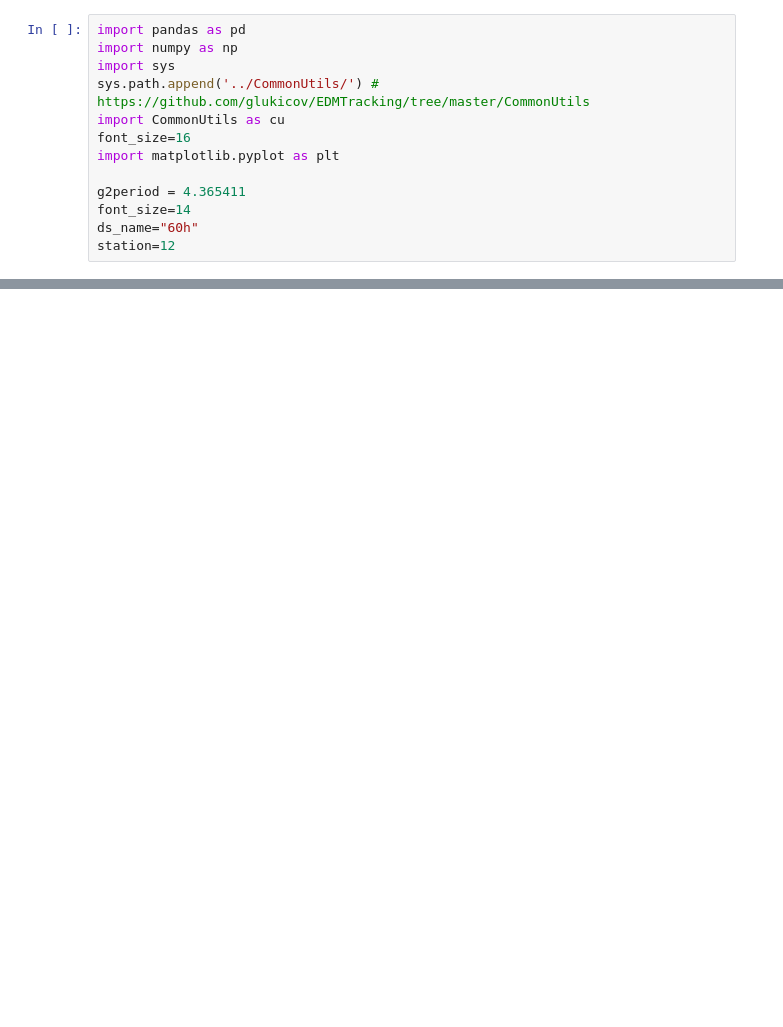
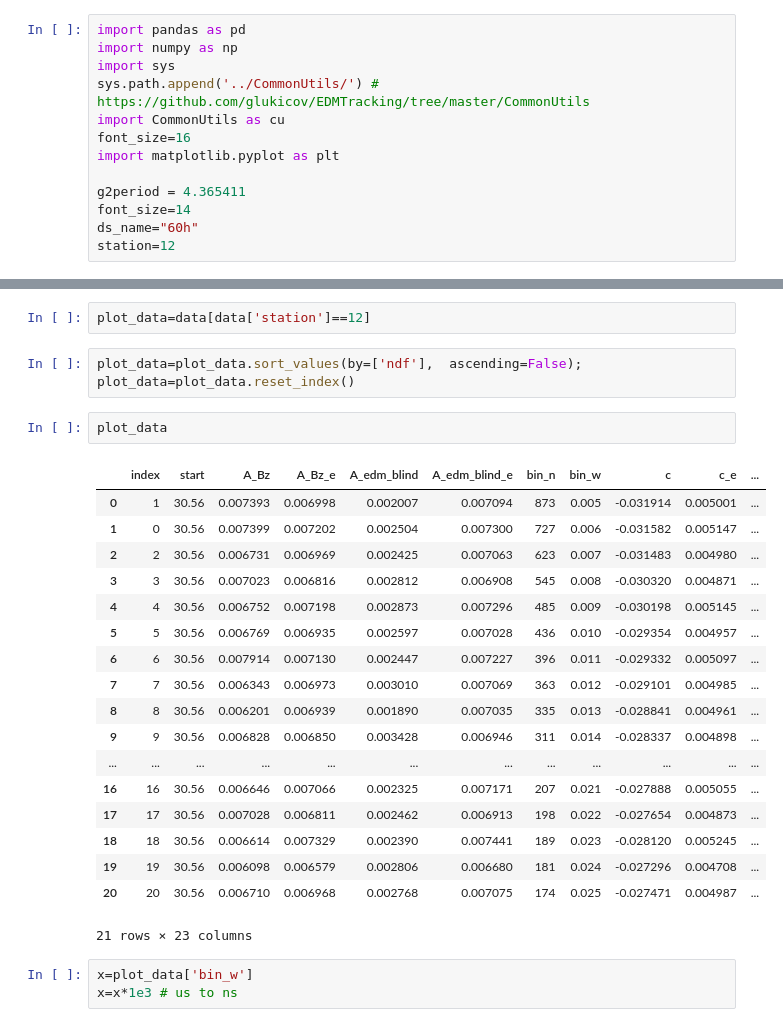
Before and after one commit to glukicov/EDMTracking, a Jupyter notebook: JupyterNB/Misc.ipynb, the cells around one changed output, grey strips where cells are left out. Cells and saved outputs as stored; diff of their text form; blank space fills up the shorter version.

```diff
--- a/JupyterNB/Misc.ipynb
+++ b/JupyterNB/Misc.ipynb
@@ -53,0 +37,28 @@ plt.savefig("../fig/theta2D_mod_"+ds_name+"_S"+str(station)+".png", dpi=300, bbo
+# %%
+plot_data=data[data['station']==12]
+# %%
+plot_data=plot_data.sort_values(by=['ndf'],  ascending=False);  plot_data=plot_data.reset_index()
+# %%
+plot_data
+# %% [output]
+|  | index | start | A_Bz | A_Bz_e | A_edm_blind | A_edm_blind_e | bin_n | bin_w | c | c_e | ... |
+| 0 | 1 | 30.56 | 0.007393 | 0.006998 | 0.002007 | 0.007094 | 873 | 0.005 | -0.031914 | 0.005001 | ... |
+| 1 | 0 | 30.56 | 0.007399 | 0.007202 | 0.002504 | 0.007300 | 727 | 0.006 | -0.031582 | 0.005147 | ... |
+| 2 | 2 | 30.56 | 0.006731 | 0.006969 | 0.002425 | 0.007063 | 623 | 0.007 | -0.031483 | 0.004980 | ... |
+| 3 | 3 | 30.56 | 0.007023 | 0.006816 | 0.002812 | 0.006908 | 545 | 0.008 | -0.030320 | 0.004871 | ... |
+| 4 | 4 | 30.56 | 0.006752 | 0.007198 | 0.002873 | 0.007296 | 485 | 0.009 | -0.030198 | 0.005145 | ... |
+| 5 | 5 | 30.56 | 0.006769 | 0.006935 | 0.002597 | 0.007028 | 436 | 0.010 | -0.029354 | 0.004957 | ... |
+| 6 | 6 | 30.56 | 0.007914 | 0.007130 | 0.002447 | 0.007227 | 396 | 0.011 | -0.029332 | 0.005097 | ... |
+| 7 | 7 | 30.56 | 0.006343 | 0.006973 | 0.003010 | 0.007069 | 363 | 0.012 | -0.029101 | 0.004985 | ... |
+| 8 | 8 | 30.56 | 0.006201 | 0.006939 | 0.001890 | 0.007035 | 335 | 0.013 | -0.028841 | 0.004961 | ... |
+| 9 | 9 | 30.56 | 0.006828 | 0.006850 | 0.003428 | 0.006946 | 311 | 0.014 | -0.028337 | 0.004898 | ... |
+| ... | ... | ... | ... | ... | ... | ... | ... | ... | ... | ... | ... |
+| 16 | 16 | 30.56 | 0.006646 | 0.007066 | 0.002325 | 0.007171 | 207 | 0.021 | -0.027888 | 0.005055 | ... |
+| 17 | 17 | 30.56 | 0.007028 | 0.006811 | 0.002462 | 0.006913 | 198 | 0.022 | -0.027654 | 0.004873 | ... |
+| 18 | 18 | 30.56 | 0.006614 | 0.007329 | 0.002390 | 0.007441 | 189 | 0.023 | -0.028120 | 0.005245 | ... |
+| 19 | 19 | 30.56 | 0.006098 | 0.006579 | 0.002806 | 0.006680 | 181 | 0.024 | -0.027296 | 0.004708 | ... |
+| 20 | 20 | 30.56 | 0.006710 | 0.006968 | 0.002768 | 0.007075 | 174 | 0.025 | -0.027471 | 0.004987 | ... |
+21 rows × 23 columns
+# %%
+x=plot_data['bin_w']
+x=x*1e3 # us to ns
```
Also changed, not shown: parts of 11 cells of this notebook, 3 other files.
